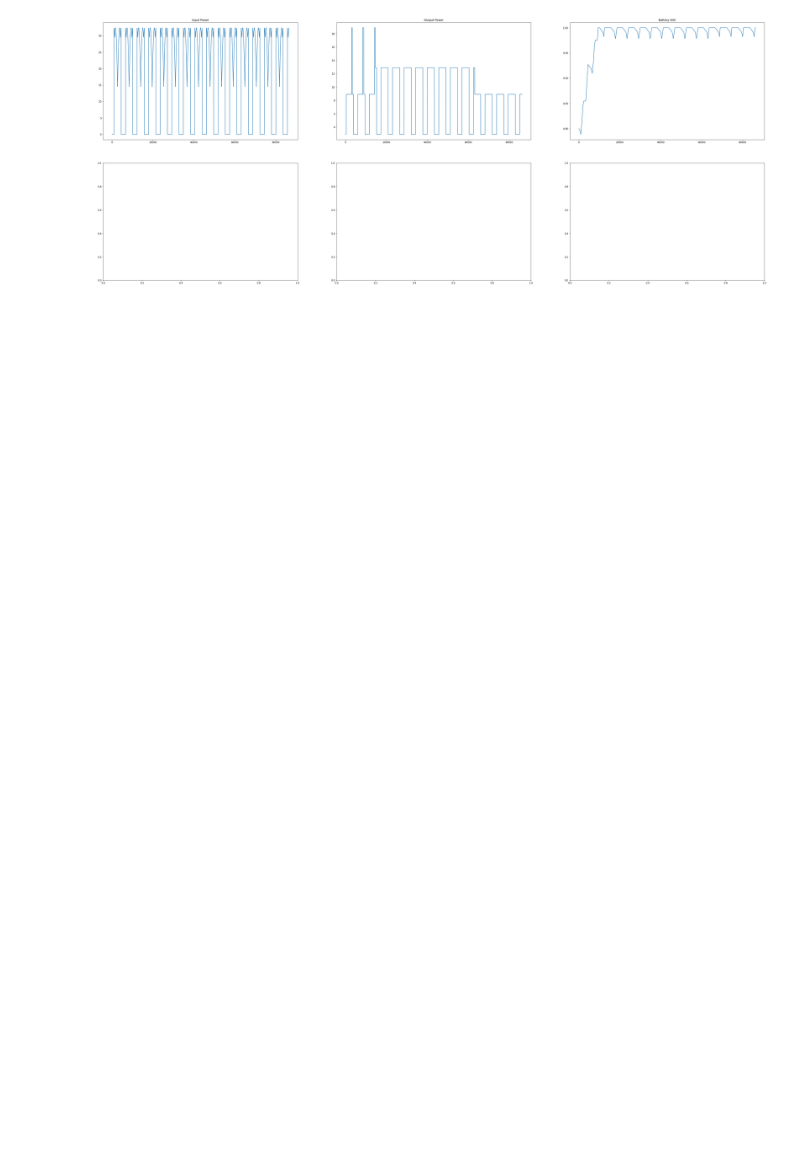
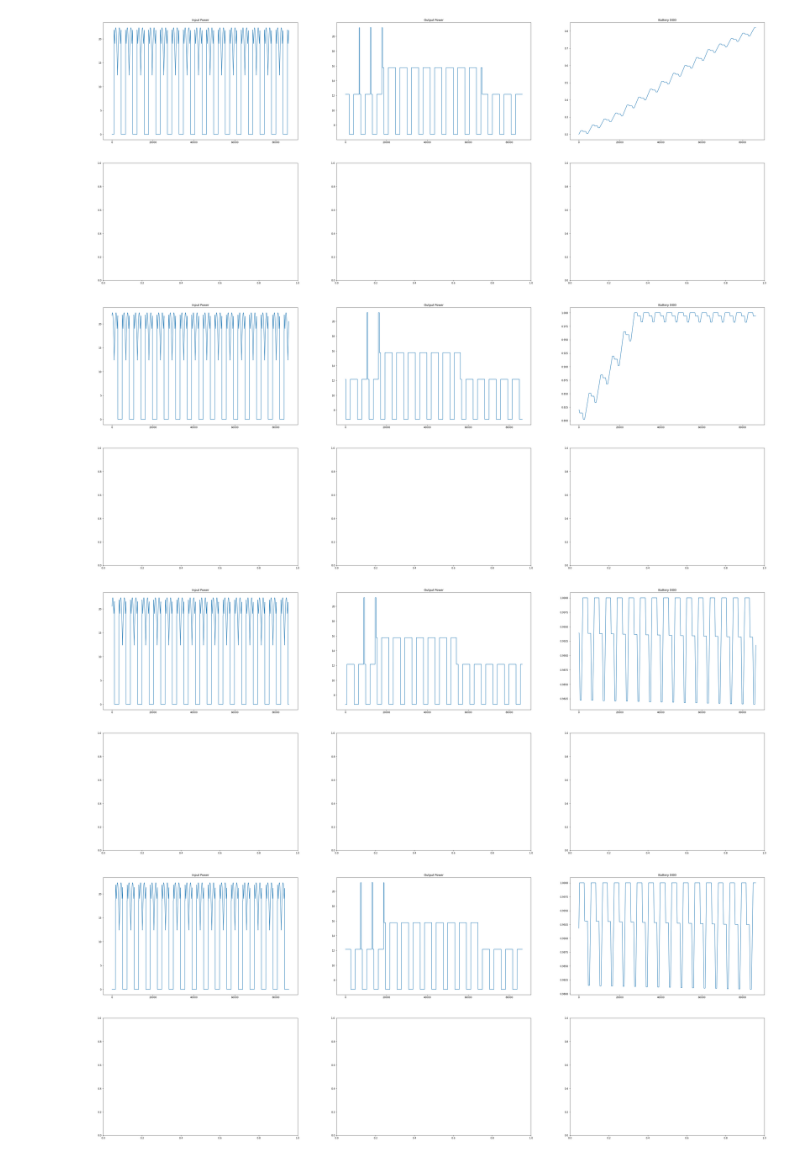
Before and after one commit to seDavo01/SD_EPS, a Jupyter notebook: [SD][EPS]main.ipynb, the cells around one changed output. Saved outputs shown, nothing was run; the diff lists cells and outputs as text; code cells hidden in the pictures; blank space fills up the shorter version.

```diff
--- a/[SD][EPS]main.ipynb
+++ b/[SD][EPS]main.ipynb
@@ -27,11 +27,14 @@ ttc_params = TTCParameters()
 payload_params = PayloadParameters()
 # %%
 # solar_panels = [
-#     SolarPanel(solar_params, eclipse_df, n_series=6, n_parallel=4)
+#     SolarPanel(solar_params, eclipse_df, n_series=5, n_parallel=2, EOL=True),
+#     SolarPanel(solar_params, eclipse_df, n_series=5, n_parallel=2, EOL=True),
+#     SolarPanel(solar_params, eclipse_df, n_series=5, n_parallel=2, EOL=True),
+#     SolarPanel(solar_params, eclipse_df, n_series=5, n_parallel=2, EOL=True),
 # ]
 solar_panels = [
-    SolarPanel(solar_params, eclipse_df, n_series=6, n_parallel=4, face='x', angle_data=solar_angles_df),
-    SolarPanel(solar_params, eclipse_df, n_series=6, n_parallel=2, face='z', angle_data=solar_angles_df),
+    SolarPanel(solar_params, eclipse_df, n_series=6, n_parallel=3, face='x', angle_data=solar_angles_df, EOL=True),
+    SolarPanel(solar_params, eclipse_df, n_series=6, n_parallel=2, face='z', angle_data=solar_angles_df, EOL=True),
 ]
 
 components = list()
@@ -54,15 +53,35 @@ schedules = {
+# %%
+schedules = {
+    'day_1': ['acquisition', 'elaboration', 'transfer'],
+    'day_2': ['acquisition', 'elaboration', 'transfer'],
+    'day_3': ['acquisition', 'elaboration', 'transfer'],
+    'day_4': ['acquisition', 'elaboration', 'transfer'],
+    'day_5': ['acquisition', 'elaboration', 'transfer'],
+    'day_6': ['download'],
+    'day_7': ['download'],
+}
 # %%
-skiptime = 3600 * 8
+skiptime = 3600 * 7
 comps = list()
 comps += components + ttcs + [payload]
 for comp in comps:
+    comp.reset()
     comp.step(skiptime)
+for battery_pack in battery_packs:
+    battery_pack.reset()
 
-day(schedules['day_1'],
-    payload,
-    solar_panels,
-    battery_packs,
-    ttcs,
-    components)
+time = 0
+
+for schedule in schedules.values():
+    time = day(schedule,
+               payload,
+               solar_panels,
+               battery_packs,
+               ttcs,
+               components,
+               time)
 # %% [output]
-[figure, old version]
+[figure, new version]
+[figure, added]
+[figure, added]
+[figure, added]
```
Also changed, not shown: parts of 2 cells of this notebook, 5 other files.
